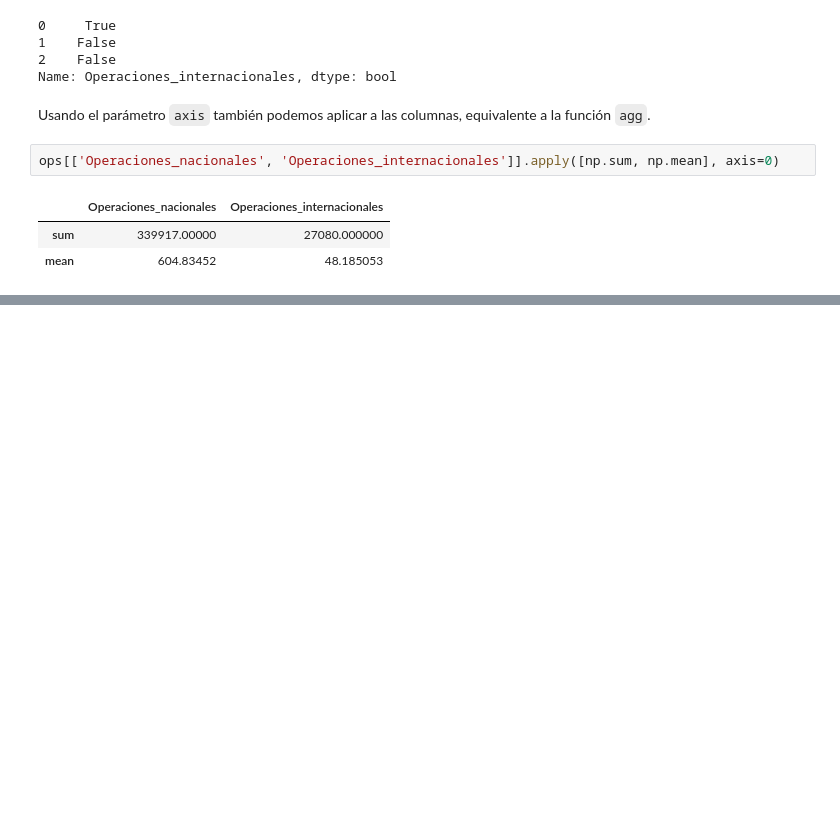
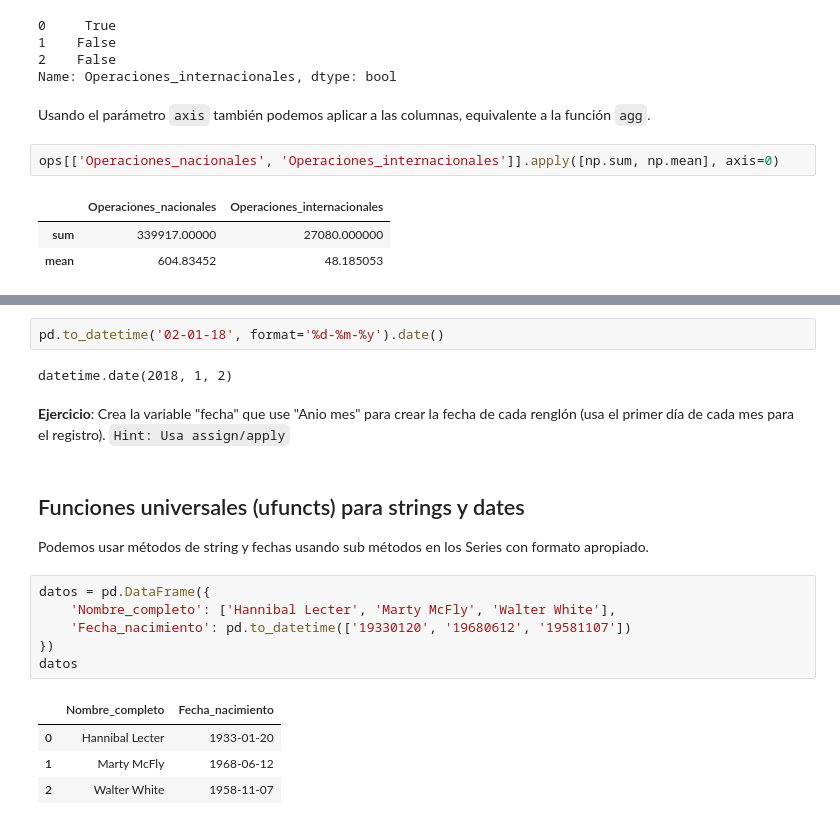
Before and after one commit to eardil/notas_python, a Jupyter notebook: 3_pandas/Pandas_s2.ipynb, the cells around one changed output, grey strips where cells are left out. Drawn from its saved outputs; the diff is of its cells as text; blank space fills up the shorter version.

```diff
--- a/3_pandas/Pandas_s2.ipynb
+++ b/3_pandas/Pandas_s2.ipynb
@@ -786,0 +714,21 @@ ops[['Operaciones_nacionales', 'Operaciones_internacionales']].apply([np.sum, np
+# %%
+pd.to_datetime('02-01-18', format='%d-%m-%y').date()
+# %% [output]
+datetime.date(2018, 1, 2)
+# %% [markdown]
+**Ejercicio**: Crea la variable "fecha" que use "Anio mes" para crear la fecha de cada renglón (usa el primer día de cada mes para el registro). `Hint: Usa assign/apply`
+# %% [markdown]
+## Funciones universales (ufuncts) para strings y dates
+
+Podemos usar métodos de string y fechas usando sub métodos en los Series con formato apropiado.
+# %%
+datos = pd.DataFrame({
+    'Nombre_completo': ['Hannibal Lecter', 'Marty McFly', 'Walter White'],
+    'Fecha_nacimiento': pd.to_datetime(['19330120', '19680612', '19581107'])
+})
+datos
+# %% [output]
+|  | Nombre_completo | Fecha_nacimiento |
+| 0 | Hannibal Lecter | 1933-01-20 |
+| 1 | Marty McFly | 1968-06-12 |
+| 2 | Walter White | 1958-11-07 |
```
Also changed, not shown: parts of 60 cells of this notebook.
